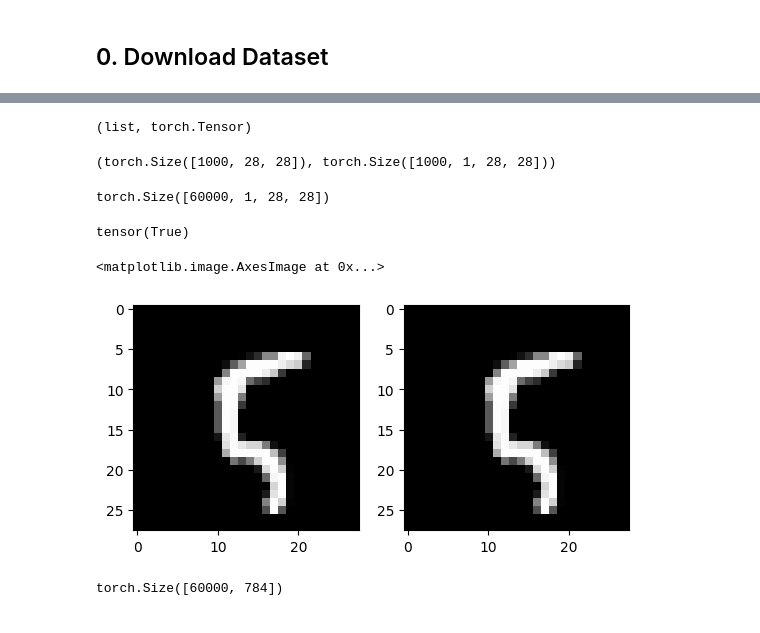
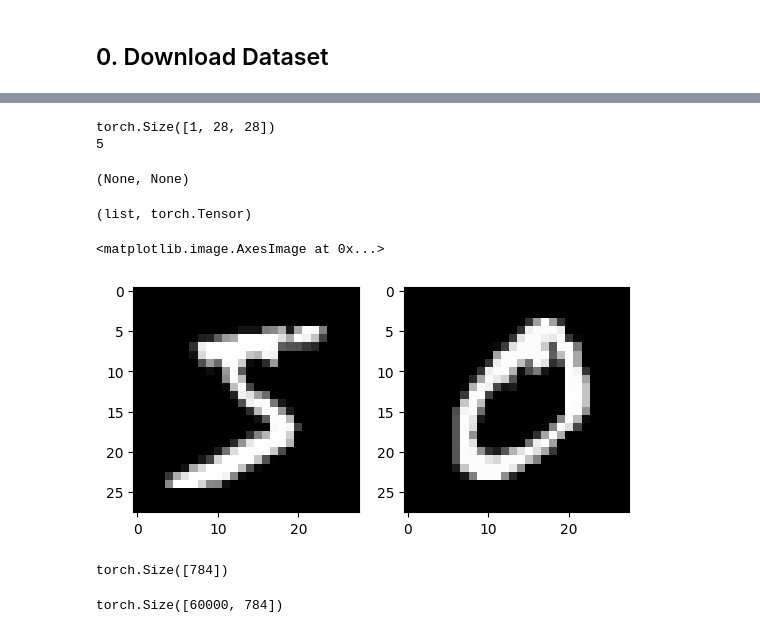
Before and after one commit to jdasam/mas1004, a Jupyter notebook: live_coding/4_MNIST_classification.ipynb, the cells around one changed output, grey strips where cells are left out. Cells and saved outputs as stored; diff of their text form; code cells hidden in the pictures.

```diff
--- a/live_coding/4_MNIST_classification.ipynb
+++ b/live_coding/4_MNIST_classification.ipynb
@@ -40,31 +57,28 @@ Extracting ./data/MNIST/raw/t10k-labels-idx1-ubyte.gz to ./data/MNIST/raw
+# %%
+img, label = train_data[0]
+print(img.shape), print(label)
+# %% [output]
+torch.Size([1, 28, 28])
+5
+(None, None)
 # %%
 # imgs is a list of tensor
 type(imgs), type(imgs[0])
 # we want to convert a list of tensor to a single tensor
 # %% [output]
 (list, torch.Tensor)
-# %%
-# two ways to convert a list of tensor to a single tensor
-# torch.cat() concatenates a list of tensor to an existing dim
-# torch.stack() concatenates a list of tensor to a new dim
-torch.cat(imgs).shape, torch.stack(imgs).shape
-# %% [output]
-(torch.Size([1000, 28, 28]), torch.Size([1000, 1, 28, 28]))
-# %%
-out = torch.stack(imgs)
-out.shape
-# %% [output]
-torch.Size([60000, 1, 28, 28])
-# %%
-(out[100] == imgs[100]).all()
-# %% [output]
-tensor(True)
 # %%
 plt.subplot(1, 2, 1) # use 1 row, 2 column, and use 1st place
-plt.imshow(out[100].squeeze())
+plt.imshow(img.squeeze())
 plt.subplot(1,2,2)
-plt.imshow(imgs[100].squeeze())
+plt.imshow(train_data[1][0].squeeze())
 # %% [output]
 <matplotlib.image.AxesImage at 0x...>
-[figure, old version]
+[figure, new version]
+# %%
+flattened_img = img.reshape(28 * 28)
+flattened_img = img.reshape(-1)
+flattened_img.shape
+# %% [output]
+torch.Size([784])
 # %%
```
Also changed, not shown: parts of 7 cells of this notebook.
